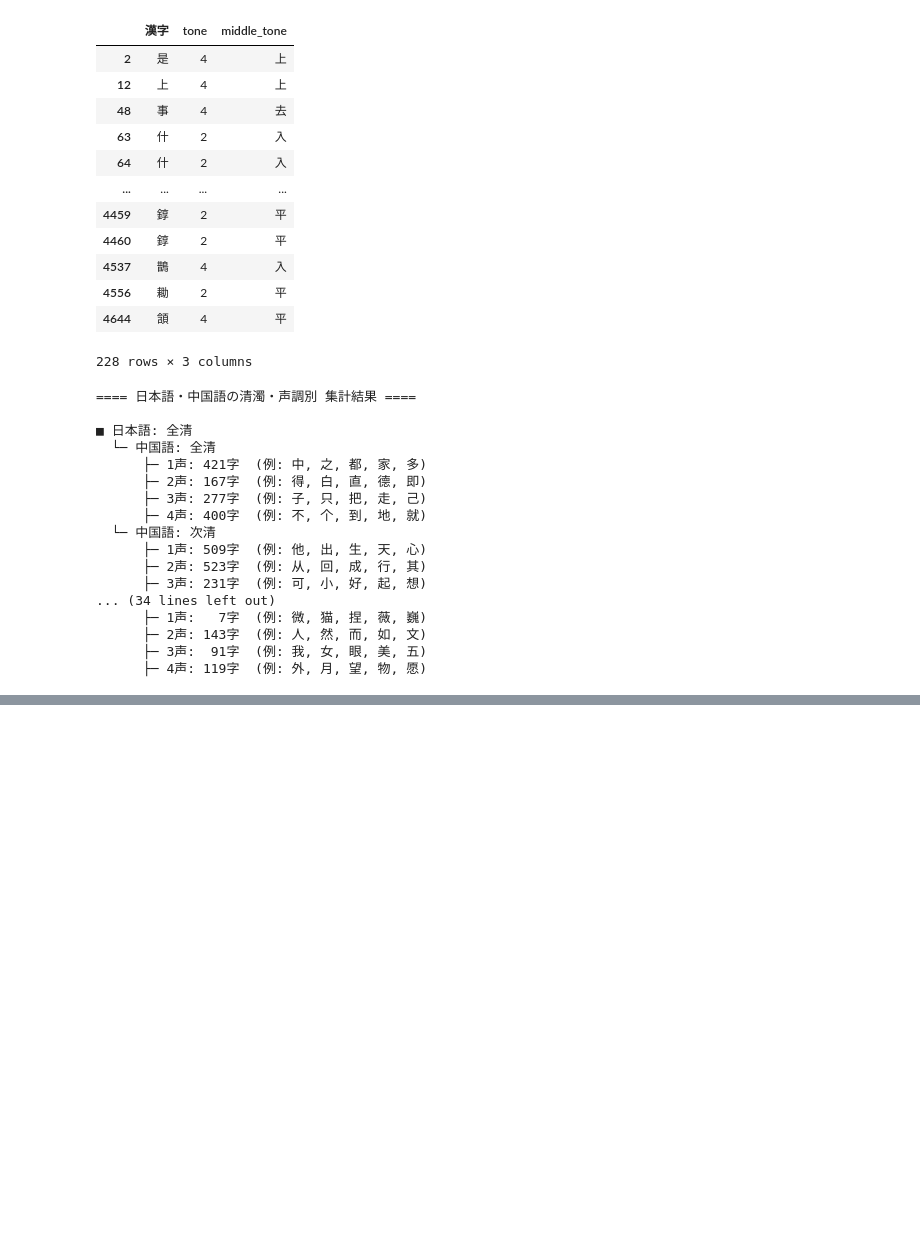
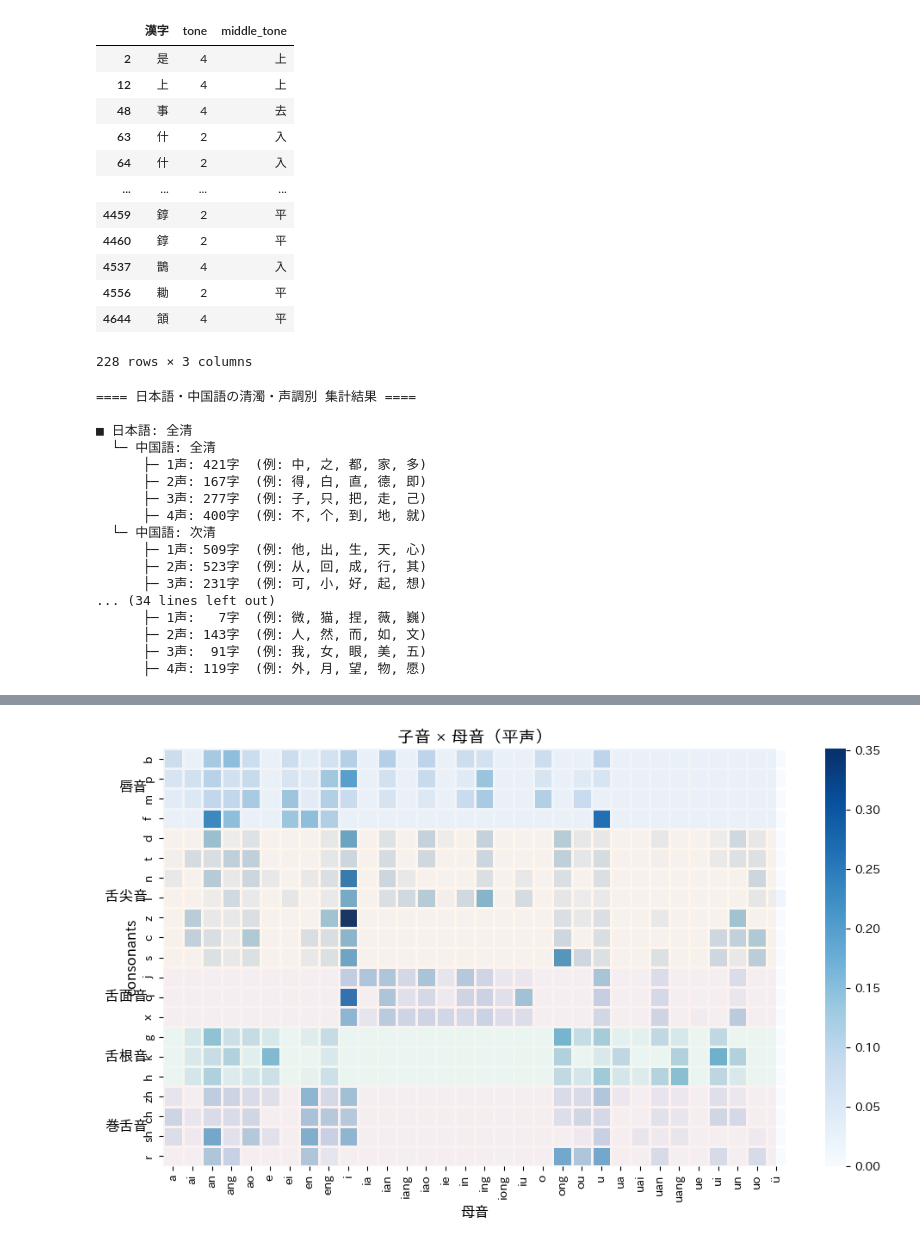
Before and after one commit to dai-fujiden/boite-a-jouets, a Jupyter notebook: phono_chine/Zhongwen_yinjie.ipynb, the cells around one changed output, grey strips where cells are left out. Drawn from its saved outputs; the diff is of its cells as text; code cells hidden in the pictures; blank space fills up the shorter version.

```diff
--- a/phono_chine/Zhongwen_yinjie.ipynb
+++ b/phono_chine/Zhongwen_yinjie.ipynb
@@ -1498,0 +1519,81 @@ DataFrameGroupBy.apply operated on the grouping columns. This behavior is deprec
+# %%
+import pandas as pd
+import numpy as np
+import matplotlib.pyplot as plt
+import seaborn as sns
+
+df2 = df.dropna(subset=["vowel", "consonants", "middle_tone"]).copy()
+
+tones = ["平", "上", "去", "入"]
+# %%
+group_colors = {
+    "唇音": "#4C78A8",
+    "舌尖音": "#F58518",
+    "舌面音": "#E45756",
+    "牙音": "#72B7B2",
+    "舌根音": "#54A24B",
+    "巻舌音":  "#E45756"
+}
+# %%
+for tone in tones:
+
+    sub = df2[df2["middle_tone"] == tone]
+
+    ct = pd.crosstab(sub["consonants"], sub["vowel"])
+    ct = ct.reindex(ordered_consonants).fillna(0)
+
+    ct_ratio = ct.div(ct.sum(axis=1), axis=0).fillna(0)
+
+    # -------------------------
+    # 描画
+    # -------------------------
+    plt.figure(figsize=(10, 6))
+
+    ax = sns.heatmap(
+        ct_ratio,
+        cmap="Blues",
+        linewidths=0.8,      # ← 枠線
+        linecolor="white",   # ← 枠線色
+        cbar=True
+    )
+
+    # -------------------------
+    # グループごとに色帯を追加
+    # -------------------------
+    y = 0
+
+    for g, cons in goon_order.items():
+
+        ax.add_patch(
+            plt.Rectangle(
+                (-0.5, y),
+                ct_ratio.shape[1],
+                len(cons),
+                fill=True,
+                color=group_colors[g],
+                alpha=0.08,
+                lw=0
+            )
+        )
+
+        # ラベル
+        ax.text(
+            -0.8,
+            y + len(cons)/2,
+            g,
+            va="center",
+            ha="right",
+            fontsize=12,
+            fontweight="bold"
+        )
+
+        y += len(cons)
+
+    plt.title(f"子音 × 母音（{tone}声）")
+    plt.xlabel("母音")
+    # plt.ylabel("子音（五音分類）")
+
+    plt.tight_layout()
+    plt.show()
+# %% [output]
+[figure, added]
```
Also changed, not shown: parts of 5 cells of this notebook.
